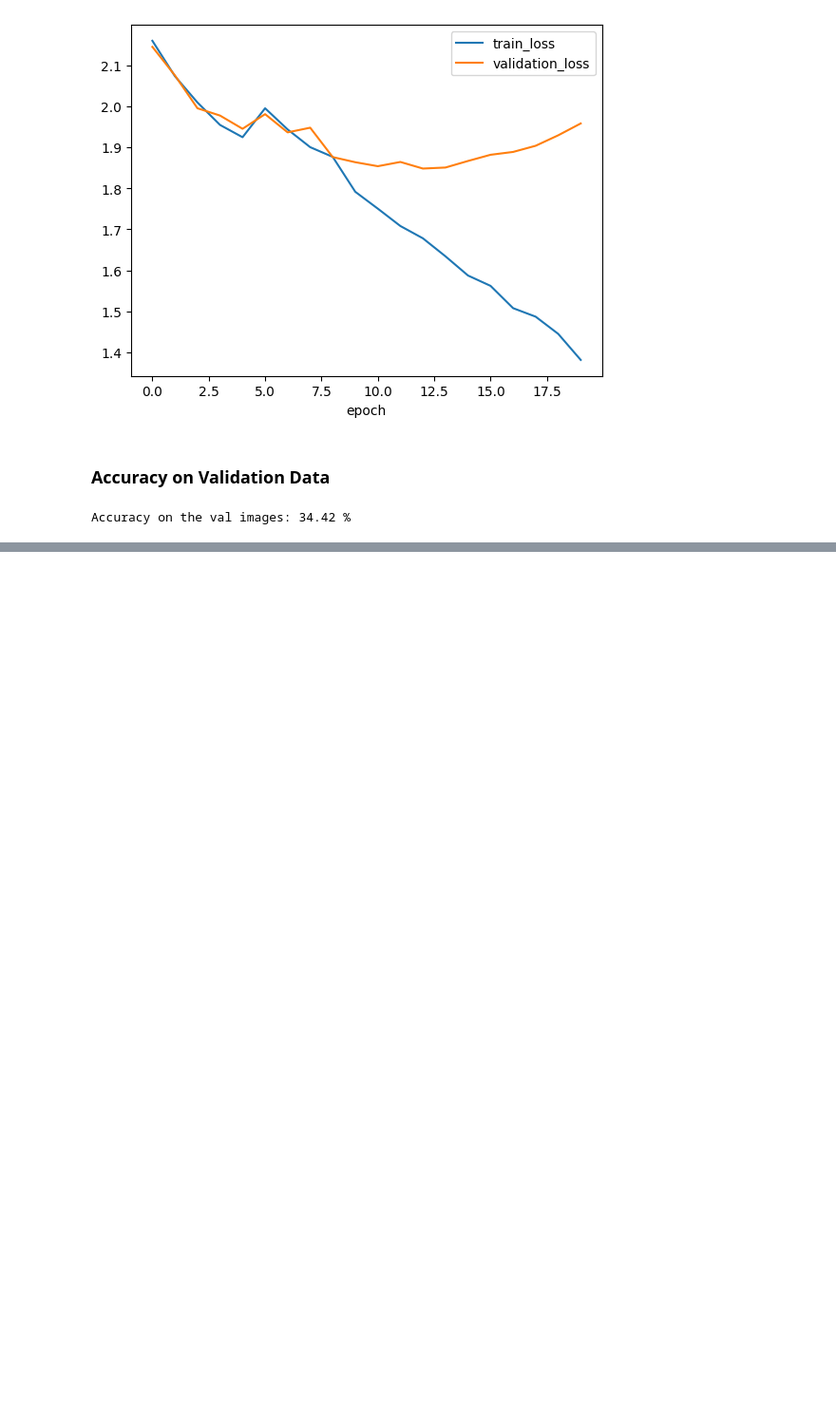
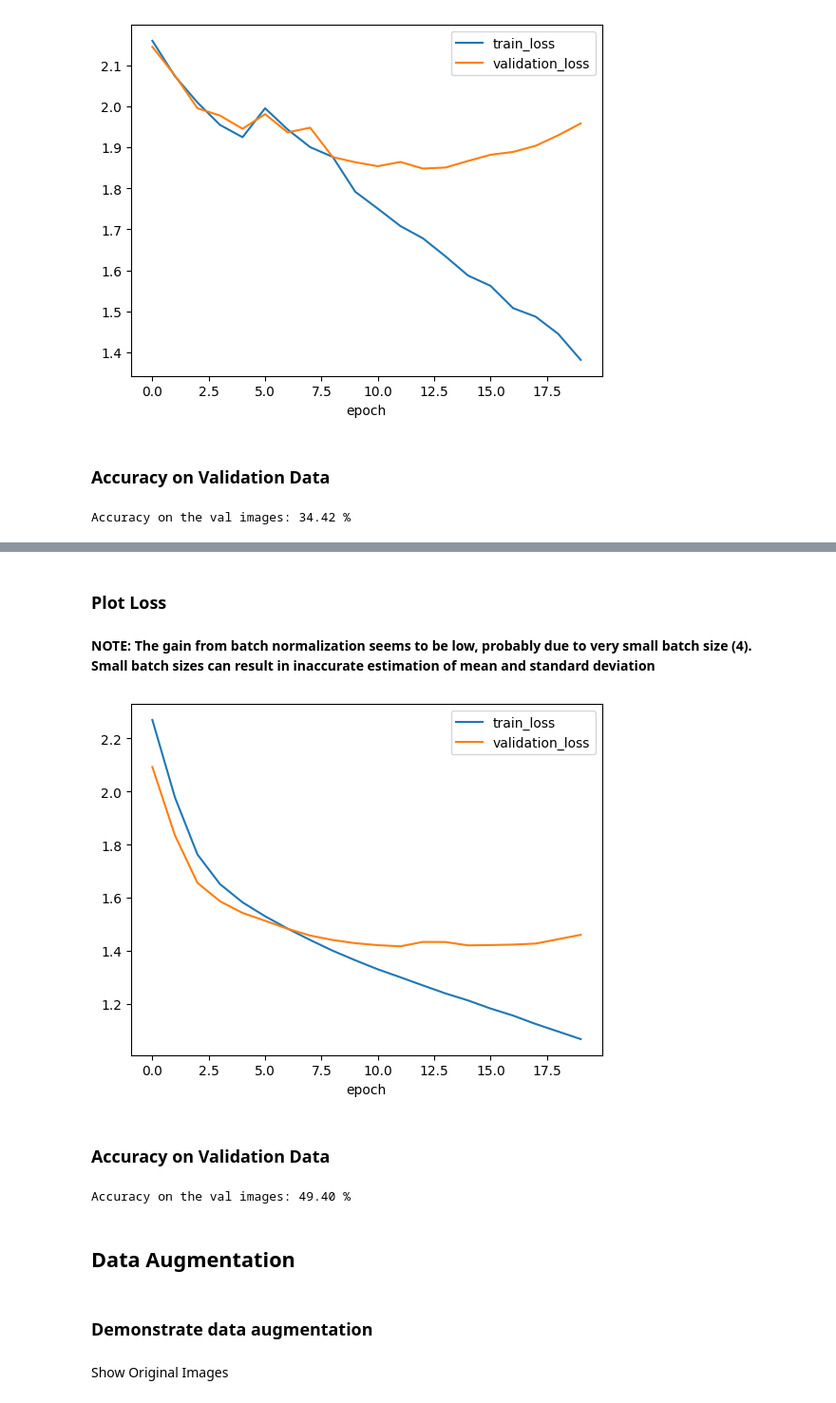
Before and after one commit to harsh1kumar/learning, a Jupyter notebook: machine_learning/pytorch/img_classification_overfitting.ipynb, the cells around one changed output, grey strips where cells are left out. Shown at 95% size. Drawn from its saved outputs; the diff is of its cells as text; code cells hidden in the pictures; blank space fills up the shorter version.

Commit message:
Updated overfitting code with data augmentation

```diff
--- a/machine_learning/pytorch/img_classification_overfitting.ipynb
+++ b/machine_learning/pytorch/img_classification_overfitting.ipynb
@@ -528,0 +543,6 @@ Accuracy on the val images: 34.42 %
+# %%
+model = ImgClassificationModel()
+model.to(device)
+
+loss_fn = nn.CrossEntropyLoss()
+optimizer = optim.SGD(model.parameters(), lr=0.001, momentum=0.9, weight_decay=0.01)
@@ -528,0 +551,19 @@ Accuracy on the val images: 34.42 %
+# %%
+train_loss_list=[]
+val_loss_list=[]
+
+# loop over the dataset multiple times
+for epoch in range(n_epochs):
+
+    model, train_loss = train_model_batches(model, trainloader, train_batch_count)
+
+    # Calculate loss over validation data
+    val_loss = get_val_loss(model, valloader)
+
+    # Save value of loss in a list to evaluate loss values later
+    train_loss_list.append(train_loss)
+    val_loss_list.append(val_loss)
+
+    print(f'[{epoch + 1}] loss: {train_loss:.3f} val_loss: {val_loss:.3f}')
+
+print('Finished Training')
@@ -528,0 +588,23 @@ Accuracy on the val images: 34.42 %
+# %% [markdown]
+### Plot Loss
+# %% [markdown]
+**NOTE: The gain from batch normalization seems to be low, probably due to very small batch size (4).
+Small batch sizes can result in inaccurate estimation of mean and standard deviation**
+# %%
+plot_loss(train_loss_list, val_loss_list)
+# %% [output]
+[figure, added]
+# %% [markdown]
+### Accuracy on Validation Data
+# %%
+val_accuracy = get_accuracy_val_data(model, valloader)
+
+print(f'Accuracy on the val images: {100 * val_accuracy:.2f} %')
+# %% [output]
+Accuracy on the val images: 49.40 %
+# %% [markdown]
+## Data Augmentation
+# %% [markdown]
+### Demonstrate data augmentation
+# %% [markdown]
+Show Original Images
```
Also changed, not shown: parts of 23 cells of this notebook.
